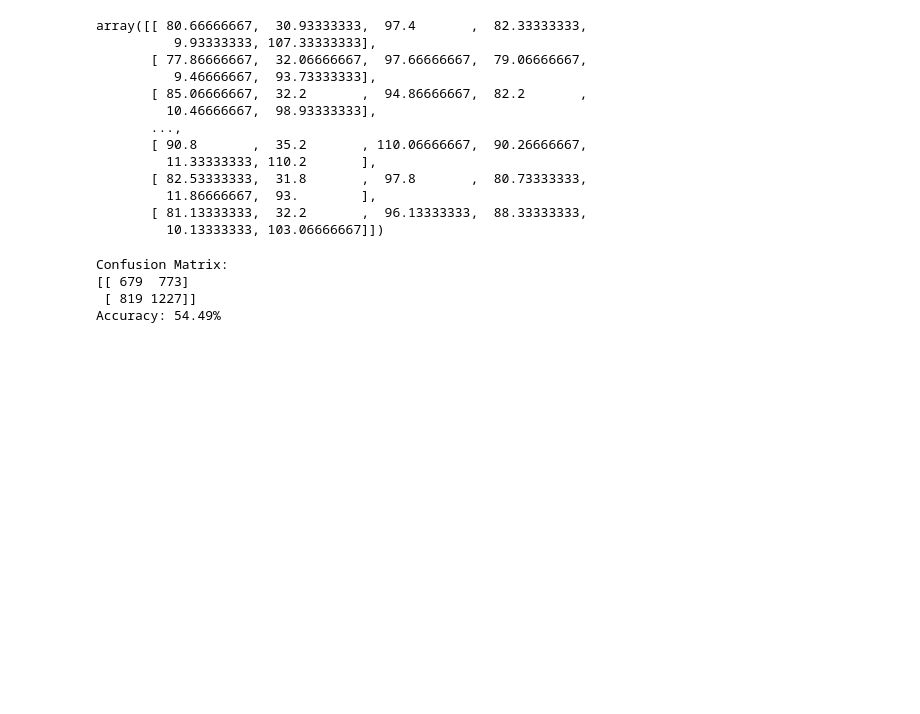
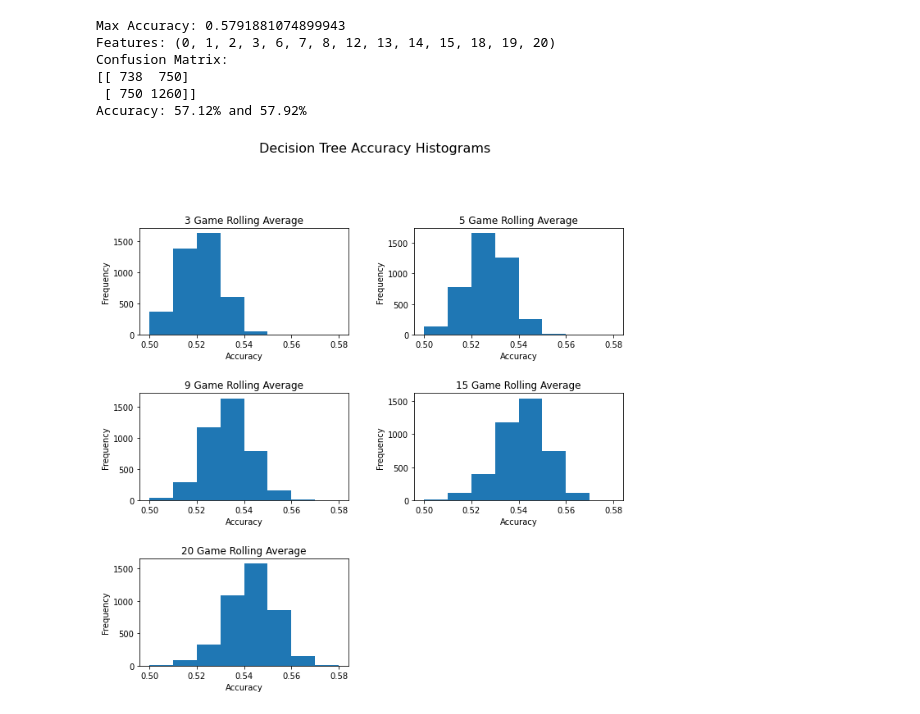
Before and after one commit to Tjrichards1300/NBAPredictions, a Jupyter notebook: code/Models/DecisionTreeModel.ipynb, the cells around one changed output. Drawn from its saved outputs; the diff is of its cells as text; code cells hidden in the pictures; blank space fills up the shorter version.

Commit message:
Update DT model

```diff
--- a/code/Models/DecisionTreeModel.ipynb
+++ b/code/Models/DecisionTreeModel.ipynb
@@ -108,5 +141,0 @@ print(acc_matrix)
-# %%
-# Plot Histograms of accuracies
-fig, axes = plt.subplots(nrows=len(file_names), ncols=1, figsize=(5, 5), sharex=True)
-for r in range(len(acc_matrix)):
-    axes[r].hist(acc_matrix[r])
@@ -137,16 +141,0 @@ X_test_pts = X_test[:, [col_dict['FGA_HOME_avg'], col_dict['DREB_HOME_avg'], col
-# %%
-X_train_pts
-# %% [output]
-array([[ 80.66666667,  30.93333333,  97.4       ,  82.33333333,
-          9.93333333, 107.33333333],
-       [ 77.86666667,  32.06666667,  97.66666667,  79.06666667,
-          9.46666667,  93.73333333],
-       [ 85.06666667,  32.2       ,  94.86666667,  82.2       ,
-         10.46666667,  98.93333333],
-       ...,
-       [ 90.8       ,  35.2       , 110.06666667,  90.26666667,
-         11.33333333, 110.2       ],
-       [ 82.53333333,  31.8       ,  97.8       ,  80.73333333,
-         11.86666667,  93.        ],
-       [ 81.13333333,  32.2       ,  96.13333333,  88.33333333,
-         10.13333333, 103.06666667]])
@@ -160,15 +142,42 @@ y_hat = clf.predict(X_test_pts)
-# %%
-# Determine DT performance
-from sklearn.metrics import confusion_matrix
-
-Cmat = confusion_matrix(y_test, y_hat)
-acc = clf.score(X_test_pts,y_test)
-
-print("Confusion Matrix: ")
-print(Cmat)
-print("Accuracy: " + str(format(acc*100,'.2f')) + '%')
-# %% [output]
-Confusion Matrix:
-[[ 679  773]
- [ 819 1227]]
-Accuracy: 54.49%
+# %%
+# find highest accuracy and its yhat
+print("Max Accuracy:", overall_max_acc)
+print("Features:", overall_max_indices)
+
+
+# Best Feature Selection
+X_train_sub = X_train[:,  overall_max_indices]
+X_test_sub = X_test[:, overall_max_indices]
+# Retrain Best Decision Tree Model
+clf = DecisionTreeClassifier(random_state=0)
+clf = clf.fit(X_train_sub, y_train)
+y_hat = clf.predict(X_test_sub)
+
+Cmat = confusion_matrix(y_test, y_hat)
+acc = clf.score(X_test_sub,y_test)
+
+print("Confusion Matrix: ")
+print(Cmat)
+print("Accuracy: " + str(format(acc*100,'.2f')) + '%' + ' and ' + str(format(overall_max_acc*100,'.2f')) + '%')
+# %% [output]
+Max Accuracy: 0.5791881074899943
+Features: (0, 1, 2, 3, 6, 7, 8, 12, 13, 14, 15, 18, 19, 20)
+Confusion Matrix:
+[[ 738  750]
+ [ 750 1260]]
+Accuracy: 57.12% and 57.92%
+# %%
+# Plot Histograms of accuracies
+rolling_avg_games = ["3", "5", "9", "15", "20"]
+fig, axes = plt.subplots(nrows=3, ncols=2, figsize=(10, 10), sharex=False)
+fig.suptitle('Decision Tree Accuracy Histograms', fontsize=16)
+fig.tight_layout(pad=5.0)
+# Set the ticks and ticklabels for all axes
+for r in range(len(max_acc_matrix)):
+    axes[r//2, r%2].set_title(str(rolling_avg_games[r]) + " Game Rolling Average")
+    axes[r//2, r%2].set_xlabel("Accuracy")
+    axes[r//2, r%2].set_ylabel("Frequency")
+    axes[r//2, r%2].hist(acc_matrix[r], bins=[0.50, 0.51, 0.52, 0.53, 0.54, 0.55, 0.56, 0.57, 0.58])
+fig.delaxes(axes[2][1])
+# %% [output]
+[figure, added]
```
Also changed, not shown: parts of 9 cells of this notebook.
